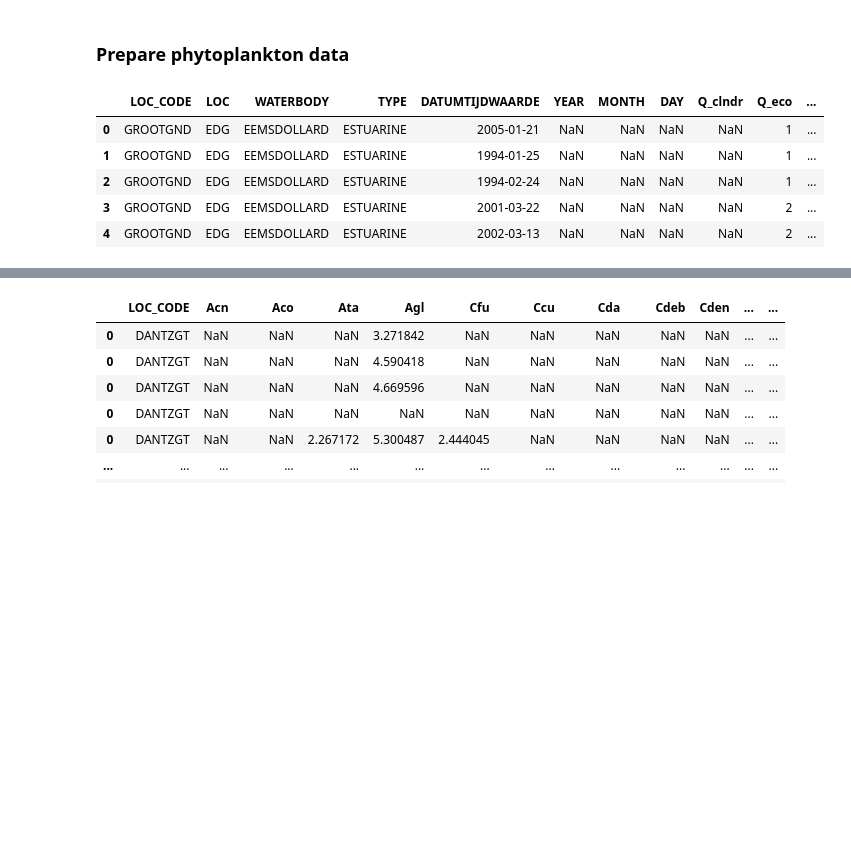
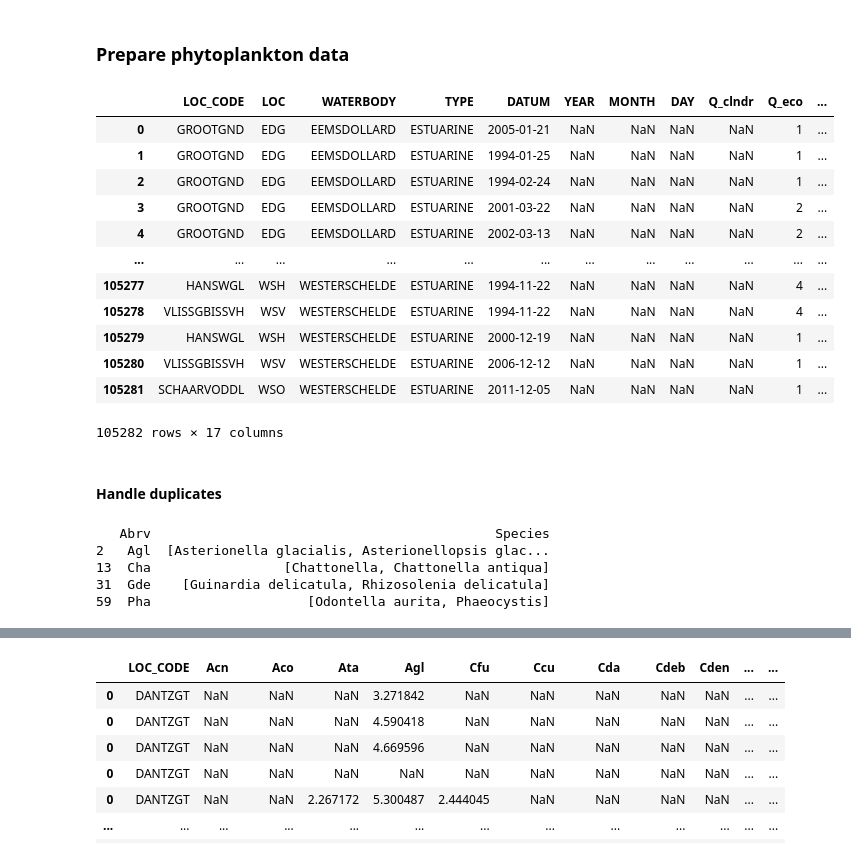
Before and after one commit to JinseiSteven/Phytoplankton-Prediction-Project, a Jupyter notebook: scripts/data_analysis/data_analysis.ipynb, the cells around one changed output, grey strips where cells are left out. Drawn from its saved outputs; the diff is of its cells as text; code cells hidden in the pictures; blank space fills up the shorter version.

Commit message:
fix voor phyto duplicates geintegreerd
jezus wat een bende (maar is nu beter)

```diff
--- a/scripts/data_analysis/data_analysis.ipynb
+++ b/scripts/data_analysis/data_analysis.ipynb
@@ -335,12 +335,23 @@ display(final_abio)
 ### Prepare phytoplankton data
 # %%
 # rename the date_smp column
-phyto_df.rename(columns={'DATE_SMP':'DATUMTIJDWAARDE'}, inplace=True)
-phyto_df.head()
+phyto_df['DATE_SMP'] = pd.to_datetime(phyto_df['DATE_SMP'].dt.date)
+phyto_df.rename(columns={'DATE_SMP':'DATUM'}, inplace=True)
+
+display(phyto_df)
 # %% [output]
-|  | LOC_CODE | LOC | WATERBODY | TYPE | DATUMTIJDWAARDE | YEAR | MONTH | DAY | Q_clndr | Q_eco | ... |
+|  | LOC_CODE | LOC | WATERBODY | TYPE | DATUM | YEAR | MONTH | DAY | Q_clndr | Q_eco | ... |
 | 0 | GROOTGND | EDG | EEMSDOLLARD | ESTUARINE | 2005-01-21 | NaN | NaN | NaN | NaN | 1 | ... |
 | 1 | GROOTGND | EDG | EEMSDOLLARD | ESTUARINE | 1994-01-25 | NaN | NaN | NaN | NaN | 1 | ... |
 | 2 | GROOTGND | EDG | EEMSDOLLARD | ESTUARINE | 1994-02-24 | NaN | NaN | NaN | NaN | 1 | ... |
 | 3 | GROOTGND | EDG | EEMSDOLLARD | ESTUARINE | 2001-03-22 | NaN | NaN | NaN | NaN | 2 | ... |
 | 4 | GROOTGND | EDG | EEMSDOLLARD | ESTUARINE | 2002-03-13 | NaN | NaN | NaN | NaN | 2 | ... |
+| ... | ... | ... | ... | ... | ... | ... | ... | ... | ... | ... | ... |
+| 105277 | HANSWGL | WSH | WESTERSCHELDE | ESTUARINE | 1994-11-22 | NaN | NaN | NaN | NaN | 4 | ... |
+| 105278 | VLISSGBISSVH | WSV | WESTERSCHELDE | ESTUARINE | 1994-11-22 | NaN | NaN | NaN | NaN | 4 | ... |
+| 105279 | HANSWGL | WSH | WESTERSCHELDE | ESTUARINE | 2000-12-19 | NaN | NaN | NaN | NaN | 1 | ... |
+| 105280 | VLISSGBISSVH | WSV | WESTERSCHELDE | ESTUARINE | 2006-12-12 | NaN | NaN | NaN | NaN | 1 | ... |
+| 105281 | SCHAARVODDL | WSO | WESTERSCHELDE | ESTUARINE | 2011-12-05 | NaN | NaN | NaN | NaN | 1 | ... |
+105282 rows × 17 columns
+# %% [markdown]
+#### Handle duplicates
@@ -346,0 +361,15 @@ phyto_df.head()
+# %%
+# Check that everything went right
+spec_to_species_df = phyto_df.groupby('SPEC')['SPECIES'].unique().reset_index()
+spec_to_species_df.columns = ['Abrv','Species']
+
+# display_all(spec_to_species_df)
+
+phyto_duplicates = spec_to_species_df[spec_to_species_df['Species'].apply(len) > 1]
+print(phyto_duplicates)
+# %% [output]
+   Abrv                                            Species
+2   Agl  [Asterionella glacialis, Asterionellopsis glac...
+13  Cha                 [Chattonella, Chattonella antiqua]
+31  Gde    [Guinardia delicatula, Rhizosolenia delicatula]
+59  Pha                    [Odontella aurita, Phaeocystis]
```
Also changed, not shown: parts of 12 cells of this notebook.
